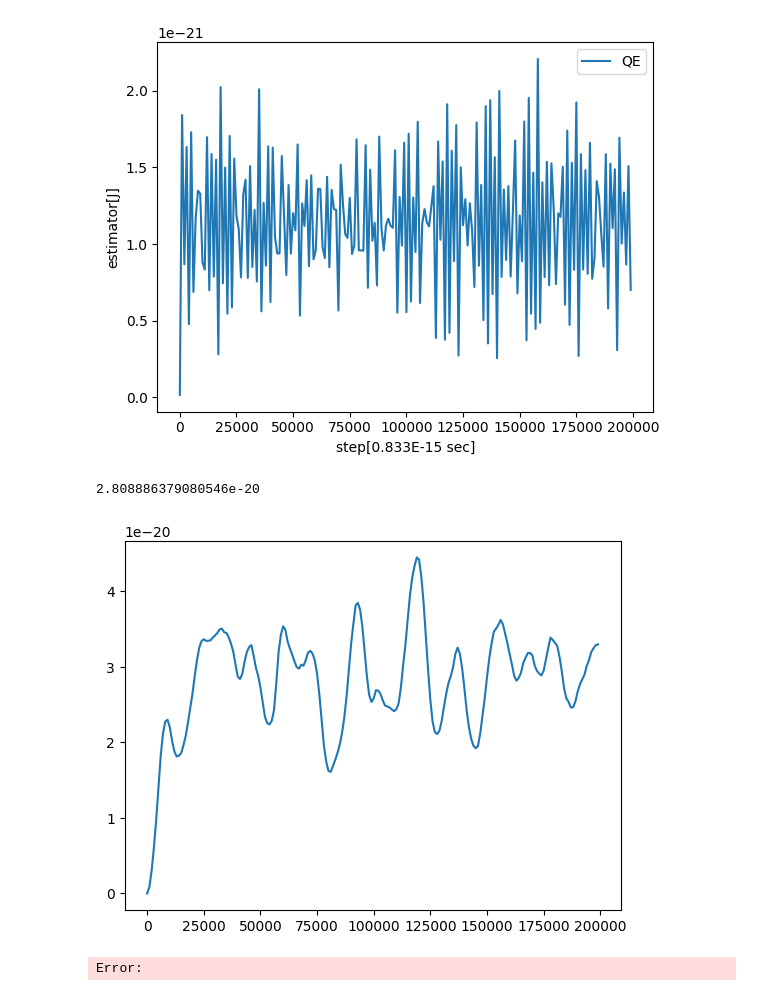
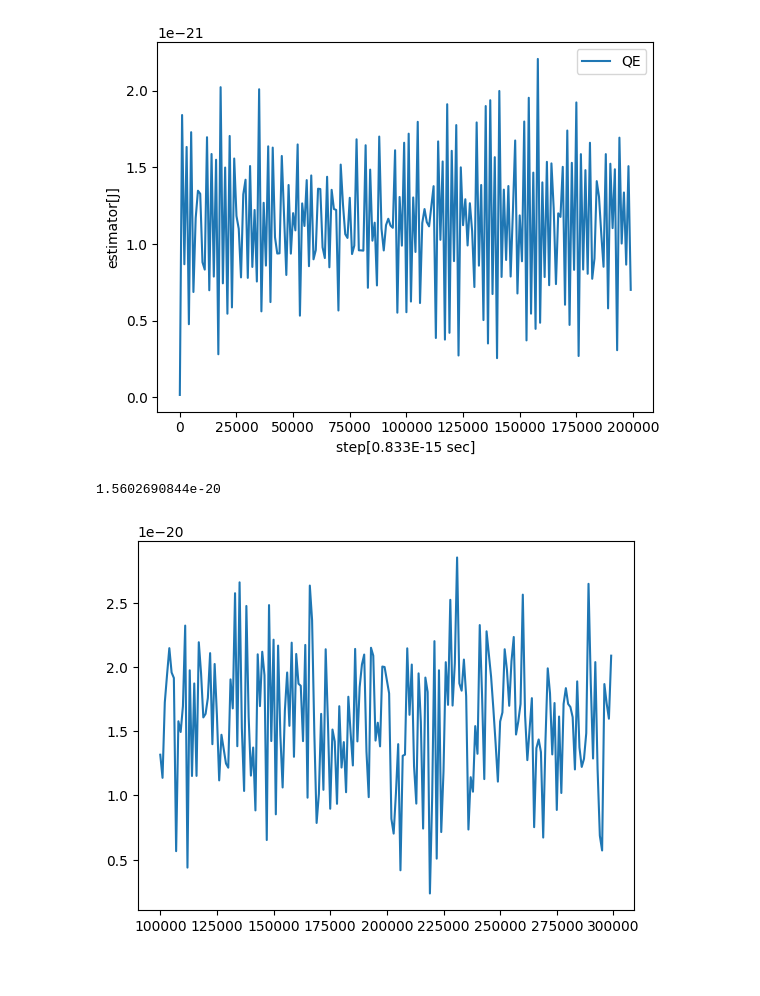
Before and after one commit to SagiMeir/Simulations4Beginners, a Jupyter notebook: Untitled-1.ipynb, the cells around one changed output. Cells and saved outputs as stored; diff of their text form; code cells hidden in the pictures.

```diff
--- a/Untitled-1.ipynb
+++ b/Untitled-1.ipynb
@@ -1,3 +1,13 @@
+# %%
+from typing import Optional
+import numpy as np
+import pandas as pd
+from scipy.constants import Boltzmann as BOLTZMANN
+from scipy.constants import hbar
+import matplotlib.pyplot as plt
+# and for nice looking plots:
+import seaborn as sns
+sns.set_theme(style="ticks",rc={'axes.labelsize':14},palette='tab10')
 # %% [markdown]
 ## PIMD const energy
 # %%
@@ -96,29 +106,28 @@ Text(0, 0.5, 'estimator[J]')
 # %%
 from typing import Optional
 import numpy as np
 import pandas as pd
 from scipy.constants import Boltzmann as BOLTZMANN
 from scipy.constants import hbar
 import matplotlib.pyplot as plt
 # and for nice looking plots:
 import seaborn as sns
 
 # meanQE =[]
 # for i in range(2,7):
 #     df = pd.read_csv("sim"+str(2**i)+".log",sep='\s+')
 #     meanQE.append(df["QE"].values.mean())
 # x = [2**i for i in range(2,7)]
 # plt.plot(x,meanQE)
 # plt.xlabel("beads")
 # plt.ylabel("estimator[J]")
-# df = pd.read_csv("sim.log",sep='\s+')
-plt.plot(df["step"].values,df["QE"].values)
-df["QE"].values.mean()
+df = pd.read_csv("sim.log",sep='\s+')
+plt.plot(df["step"].values[100:],df["QE"].values[100:])
+df["QE"].values[50:].mean()
 # np.sqrt(1)*BOLTZMANN*96.8/hbar
 # %% [output]
-2.808886379080546e-20
+1.5602690844e-20
-[figure, old version]
+[figure, new version]
-Error:
 # %%
 from typing import Optional
 import numpy as np
```
Also changed, not shown: parts of 2 cells of this notebook, 3 other files.
